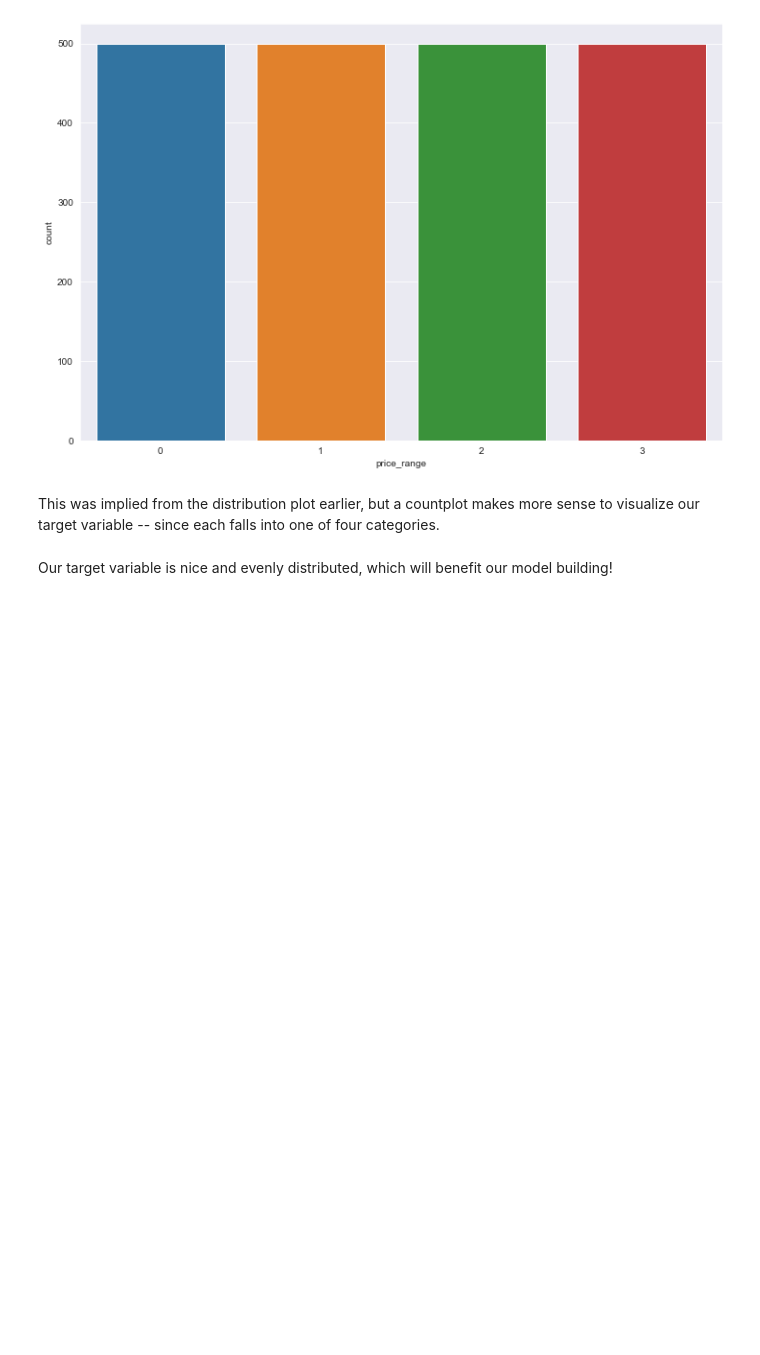
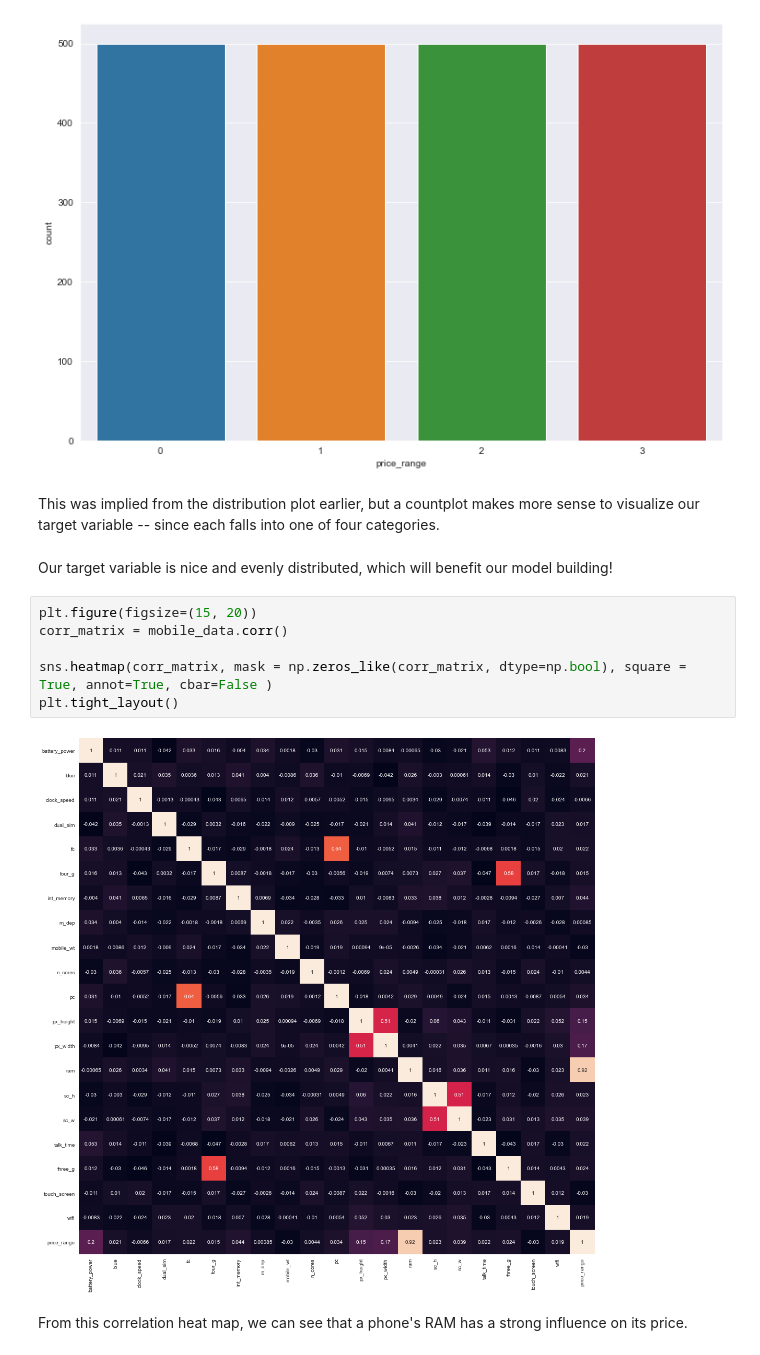
Before and after one commit to jordan-maulino/mobile_price, a Jupyter notebook: mobile_price.ipynb, the cells around one changed output. Saved outputs shown, nothing was run; the diff lists cells and outputs as text; blank space fills up the shorter version.

Commit message:
corr heatmap

```diff
--- a/mobile_price.ipynb
+++ b/mobile_price.ipynb
@@ -238,3 +238,13 @@ sns.countplot(x="price_range", data=mobile_data)
 This was implied from the distribution plot earlier, but a countplot makes more sense to visualize our target variable -- since each falls into one of four categories.
 # %% [markdown]
 Our target variable is nice and evenly distributed, which will benefit our model building!
+# %%
+plt.figure(figsize=(15, 20))
+corr_matrix = mobile_data.corr()
+
+sns.heatmap(corr_matrix, mask = np.zeros_like(corr_matrix, dtype=np.bool), square = True, annot=True, cbar=False )
+plt.tight_layout()
+# %% [output]
+[figure, added]
+# %% [markdown]
+From this correlation heat map, we can see that a phone's RAM has a strong influence on its price.
```
